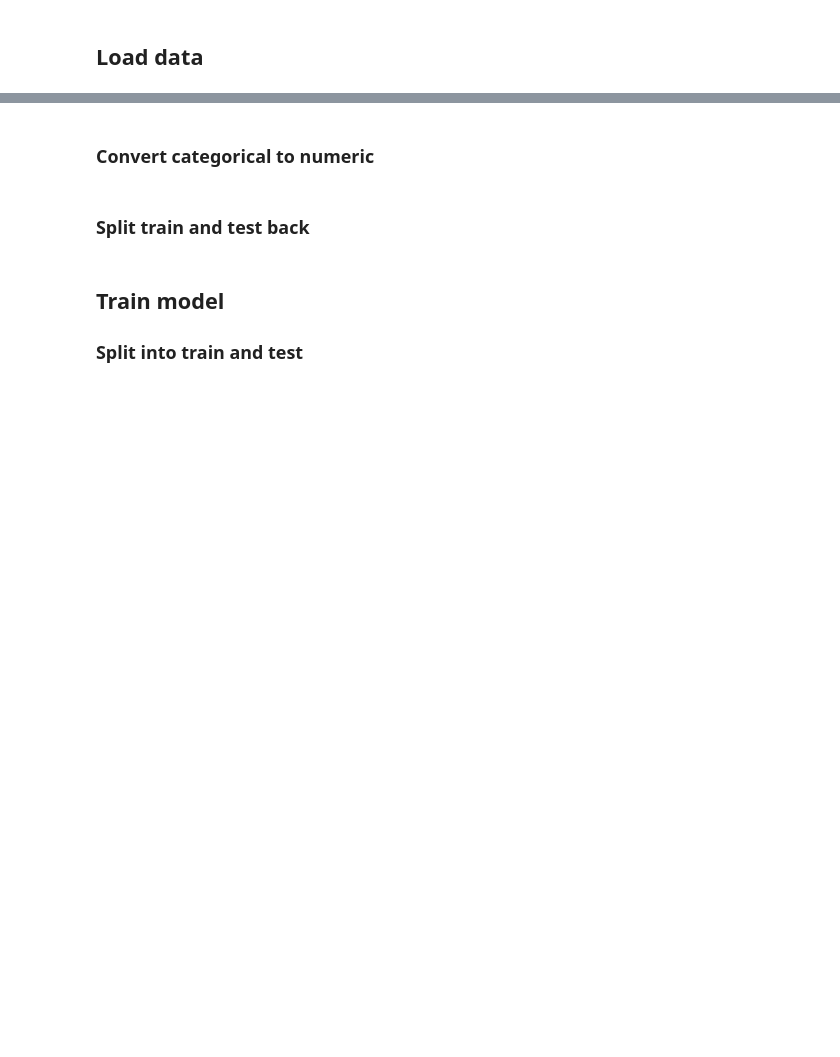
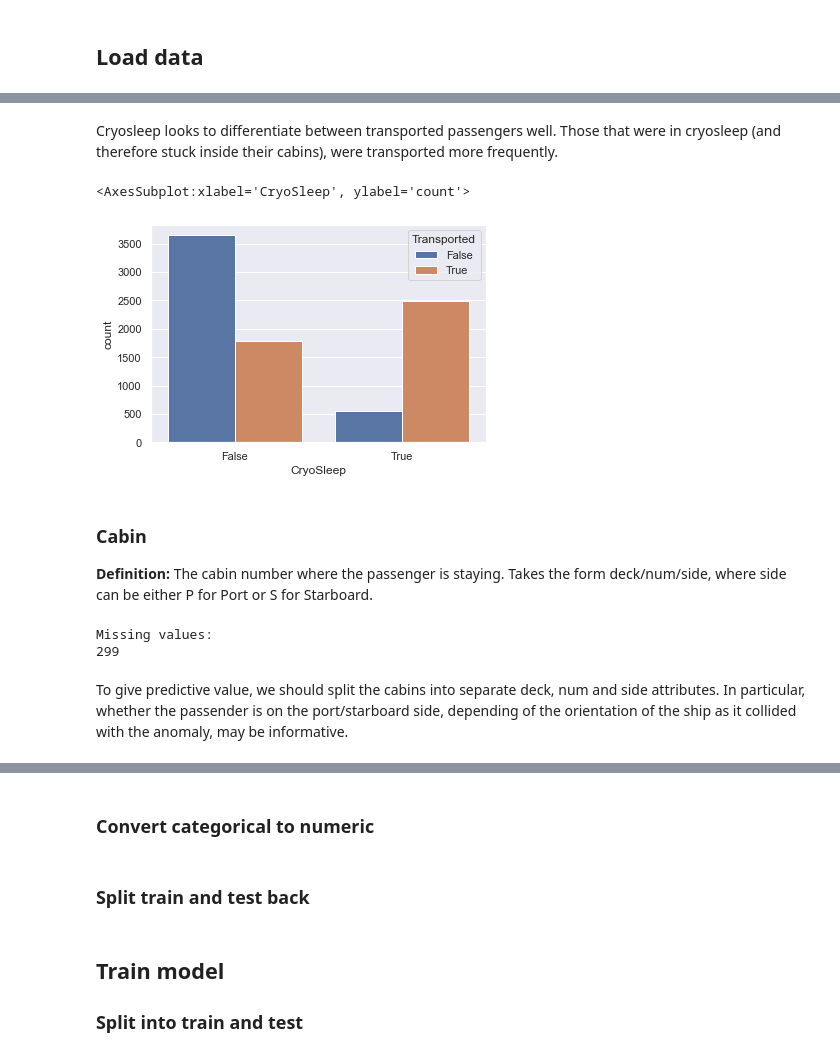
Before and after one commit to dzhang32/spacetitanic, a Jupyter notebook: notebooks/feature_exploration.ipynb, the cells around one changed output, grey strips where cells are left out. Drawn from its saved outputs; the diff is of its cells as text; code cells hidden in the pictures; blank space fills up the shorter version.

```diff
--- a/notebooks/feature_exploration.ipynb
+++ b/notebooks/feature_exploration.ipynb
@@ -105,0 +120,19 @@ dtype: object
+# %% [markdown]
+Cryosleep looks to differentiate between transported passengers well. Those that were in cryosleep (and therefore stuck inside their cabins), were transported more frequently.
+# %%
+sns.countplot(x = "CryoSleep", hue = "Transported", data = train_test)
+# %% [output]
+<AxesSubplot:xlabel='CryoSleep', ylabel='count'>
+[figure, added]
+# %% [markdown]
+### Cabin
+
+**Definition:**  The cabin number where the passenger is staying. Takes the form deck/num/side, where side can be either P for Port or S for Starboard.
+# %%
+print("Missing values:")
+print(train_test["Cabin"].isnull().sum())
+# %% [output]
+Missing values:
+299
+# %% [markdown]
+To give predictive value, we should split the cabins into separate deck, num and side attributes. In particular, whether the passender is on the port/starboard side, depending of the orientation of the ship as it collided with the anomaly, may be informative.
```
Also changed, not shown: parts of 56 cells of this notebook.
